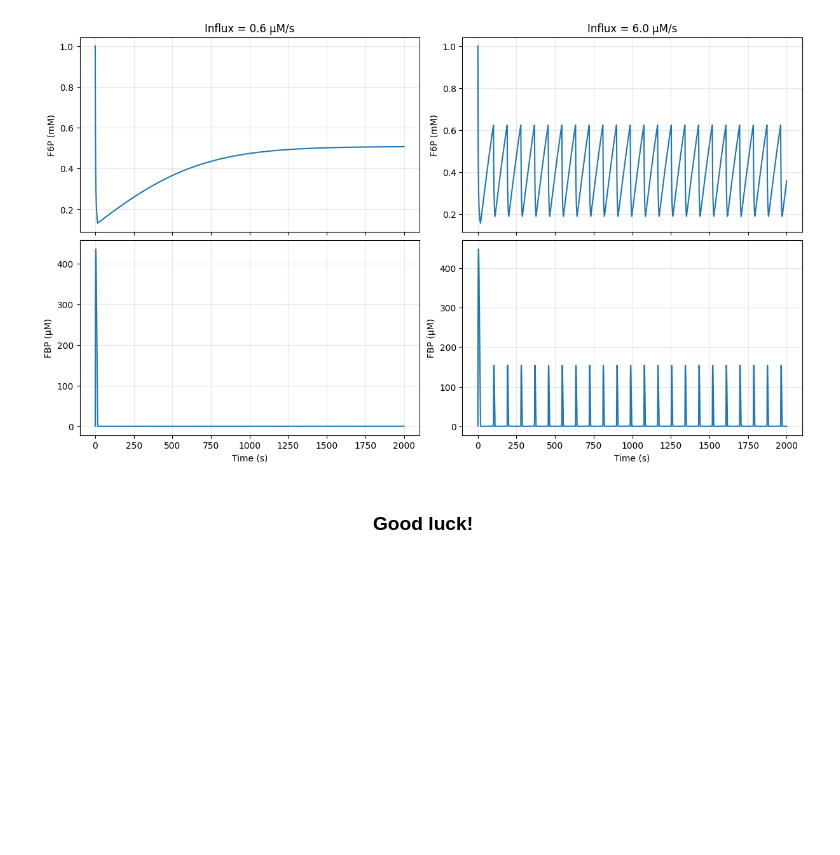
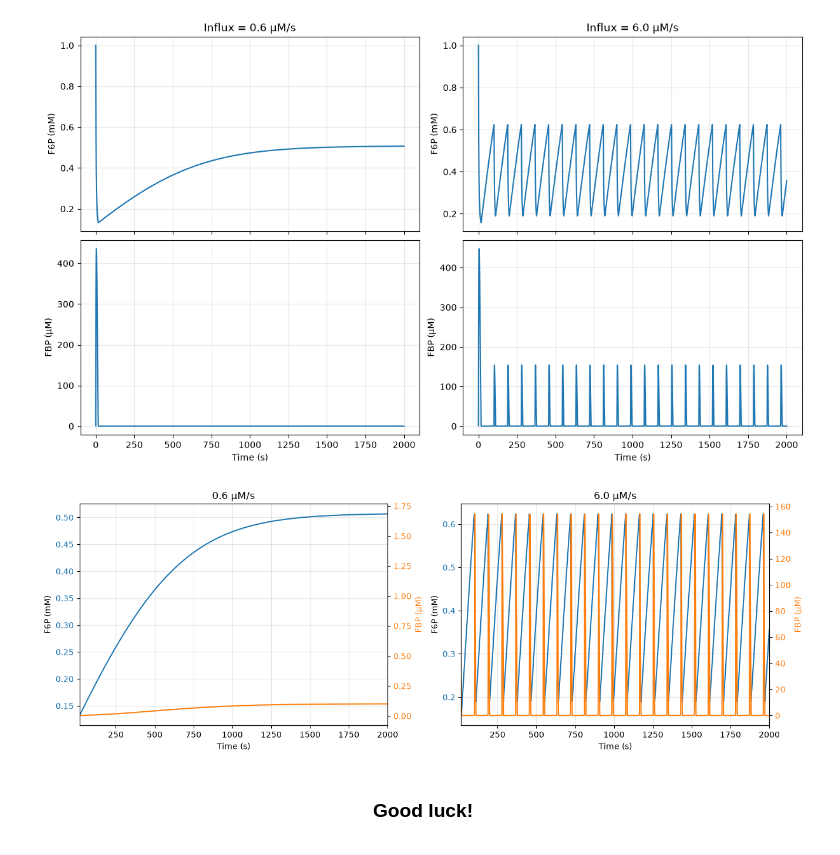
Before and after one commit to go-Woe/Lab1-Mathematical-modelling-of-biological-systems, a Jupyter notebook: lab2_.ipynb, the cells around one changed output. Drawn from its saved outputs; the diff is of its cells as text; code cells hidden in the pictures; blank space fills up the shorter version.

Commit message:
add small extra plot at the end

```diff
--- a/lab2_.ipynb
+++ b/lab2_.ipynb
@@ -370,7 +371,7 @@ def reaction_fluxes(concentrations, influx):
     ])
 
 
-def concentration_derivatives(concentrations, influx):
+def concentration_derivatives(t, concentrations, influx):
     return STOICHIOMETRIC_MATRIX @ reaction_fluxes(concentrations, influx)
 # %%
 def simulate(influx_micromolar_per_second, duration=2000.0, output_step=0.25):
@@ -430,6 +431,32 @@ for ax in axes.flat:
 plt.show()
 # %% [output]
 [figure]
+# %%
+t0, t1 = 16, 2000
+fig, axes = plt.subplots(1, 2, figsize=(13, 4.5), constrained_layout=True)
+
+for ax_f6p, solution, title in zip(axes, [solution_low, solution_high], ["0.6 µM/s", "6.0 µM/s"]):
+    mask = (solution.t >= t0) & (solution.t <= t1)
+    ts = solution.t[mask]
+    ax_fbp = ax_f6p.twinx()
+
+    f6p_line, = ax_f6p.plot(
+        ts, solution.y[0, mask] * 1e3, label="F6P", color="tab:blue"
+    )
+    fbp_line, = ax_fbp.plot(
+        ts, solution.y[1, mask] * 1e6, color="tab:orange", label="FBP",
+    )
+
+    ax_f6p.set(title=title, xlabel="Time (s)", xlim=(t0, t1))
+    ax_f6p.set_ylabel("F6P (mM)")
+    ax_fbp.set_ylabel("FBP (µM)", color="tab:orange")
+    ax_f6p.tick_params(axis="y", labelcolor="tab:blue")
+    ax_fbp.tick_params(axis="y", labelcolor="tab:orange")
+    ax_f6p.grid(alpha=0.3)
+
+plt.show()
+# %% [output]
+[figure, added]
 # %% [markdown]
 <div align="center">
 
```
Also changed, not shown: parts of 2 cells of this notebook.
